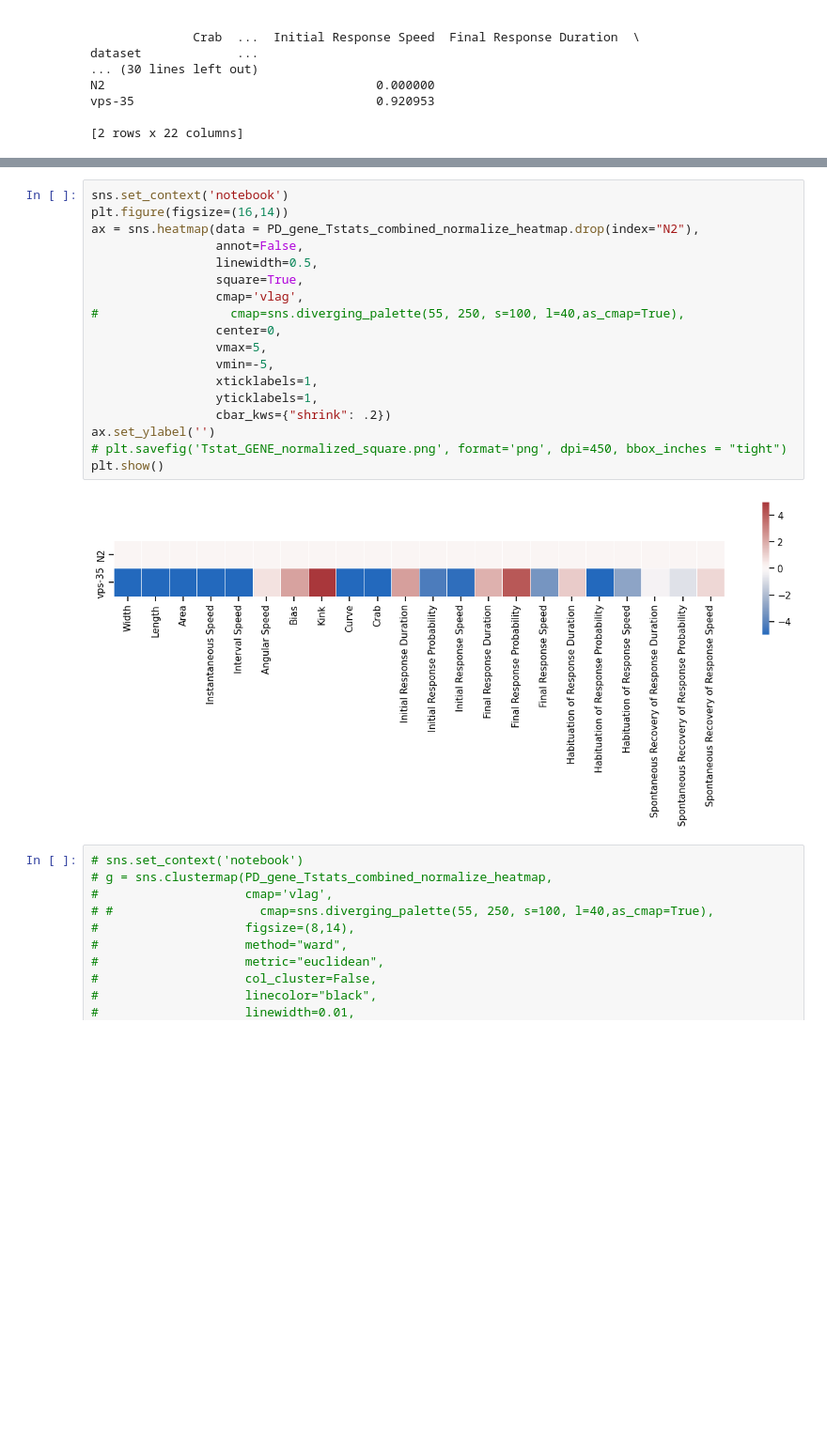
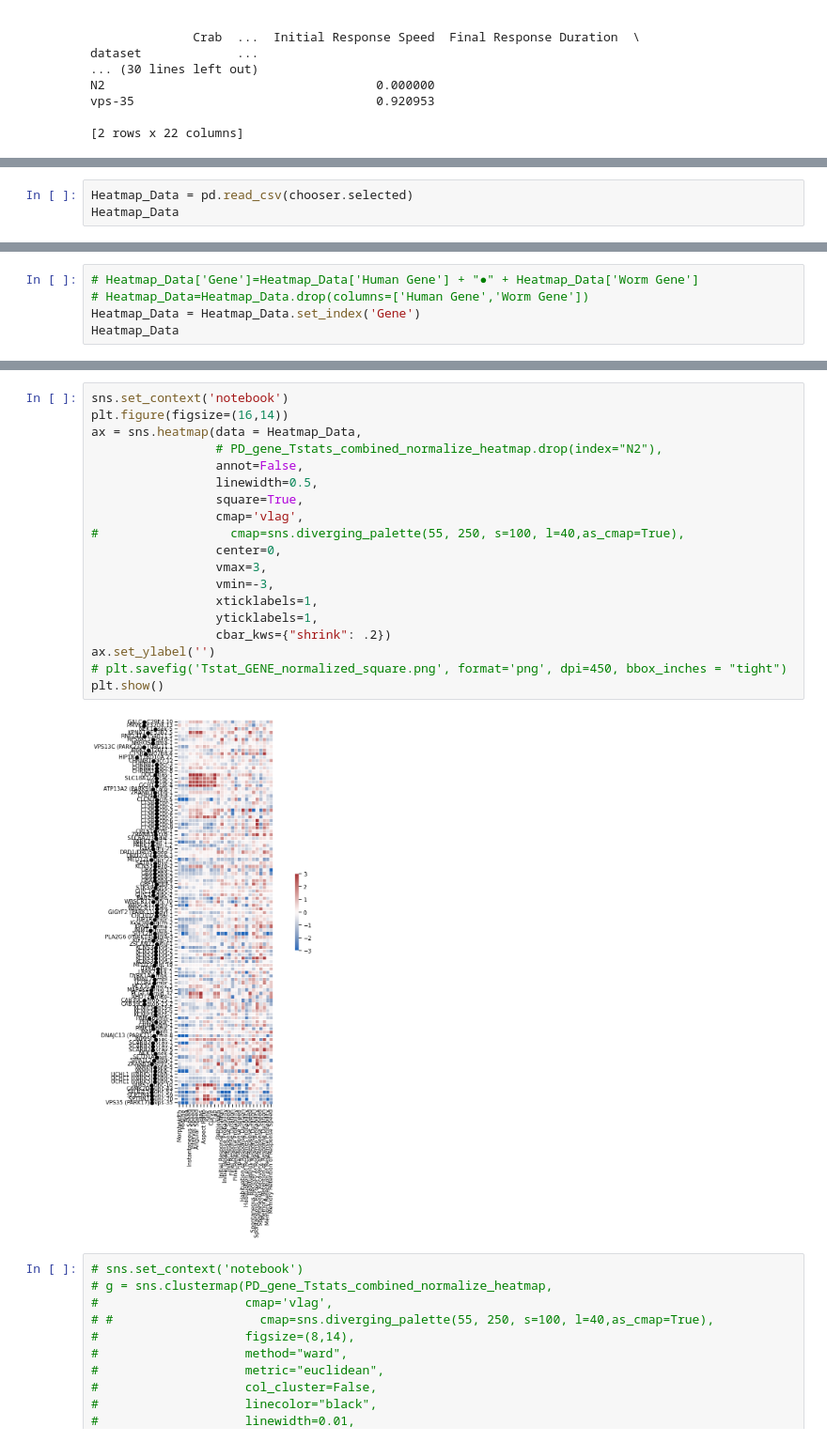
Before and after one commit to JosephLiangUBC/Joseph-Jupyter-Notebooks, a Jupyter notebook: TAP-Heatmap-Scripts.ipynb, the cells around one changed output, grey strips where cells are left out. Shown at 94% size. Cells and saved outputs as stored; diff of their text form; blank space fills up the shorter version.

```diff
--- a/TAP-Heatmap-Scripts.ipynb
+++ b/TAP-Heatmap-Scripts.ipynb
@@ -1426,0 +1470,3 @@ vps-35                                 0.920953
+# %%
+Heatmap_Data = pd.read_csv(chooser.selected)
+Heatmap_Data
@@ -1426,0 +1487,5 @@ vps-35                                 0.920953
+# %%
+# Heatmap_Data['Gene']=Heatmap_Data['Human Gene'] + "●" + Heatmap_Data['Worm Gene']
+# Heatmap_Data=Heatmap_Data.drop(columns=['Human Gene','Worm Gene'])
+Heatmap_Data = Heatmap_Data.set_index('Gene')
+Heatmap_Data
@@ -1427,23 +1530,24 @@ vps-35                                 0.920953
 # %%
 sns.set_context('notebook')
 plt.figure(figsize=(16,14))
-ax = sns.heatmap(data = PD_gene_Tstats_combined_normalize_heatmap.drop(index="N2"),
+ax = sns.heatmap(data = Heatmap_Data,
+                 # PD_gene_Tstats_combined_normalize_heatmap.drop(index="N2"),
                  annot=False,
                  linewidth=0.5,
                  square=True,
                  cmap='vlag',
 #                  cmap=sns.diverging_palette(55, 250, s=100, l=40,as_cmap=True),
                  center=0,
-                 vmax=5,
-                 vmin=-5,
+                 vmax=3,
+                 vmin=-3,
                  xticklabels=1,
                  yticklabels=1,
                  cbar_kws={"shrink": .2})
 ax.set_ylabel('')
 # plt.savefig('Tstat_GENE_normalized_square.png', format='png', dpi=450, bbox_inches = "tight")
 plt.show()
 # %% [output]
-[figure, old version]
+[figure, new version]
 # %%
 # sns.set_context('notebook')
 # g = sns.clustermap(PD_gene_Tstats_combined_normalize_heatmap,
```
Also changed, not shown: parts of 10 cells of this notebook, 10 other files.
